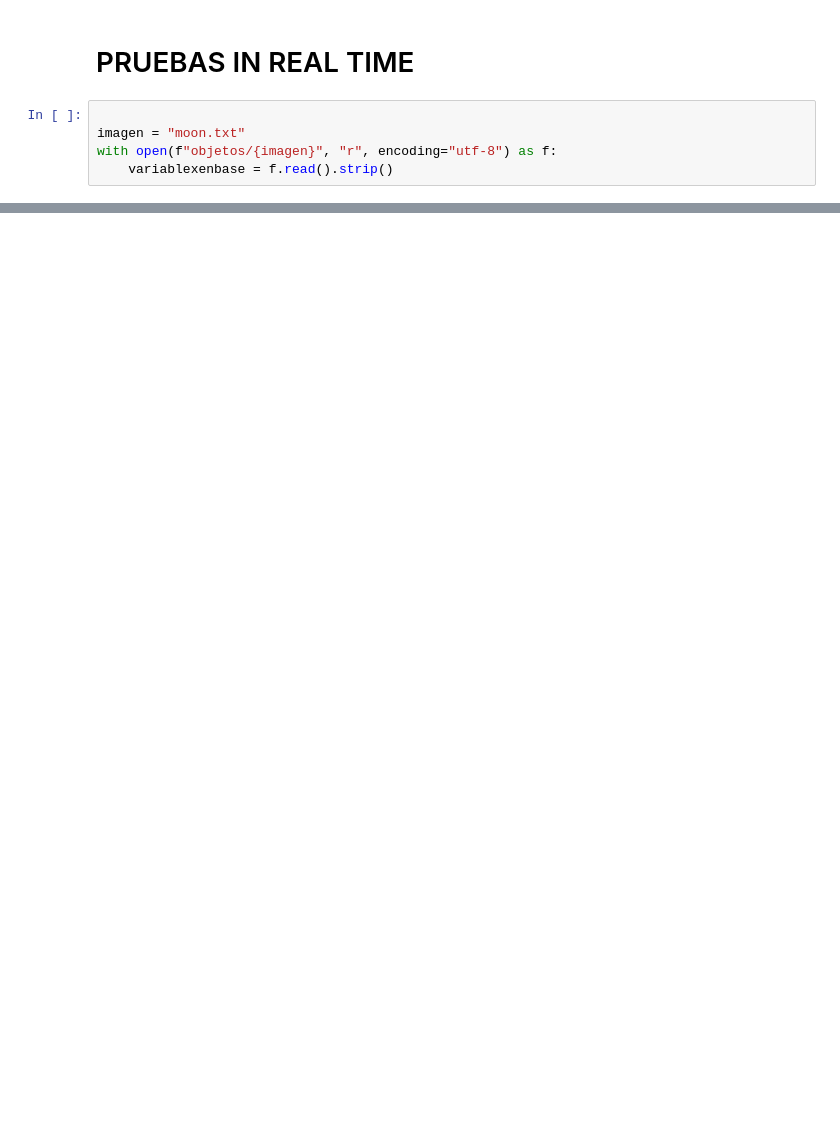
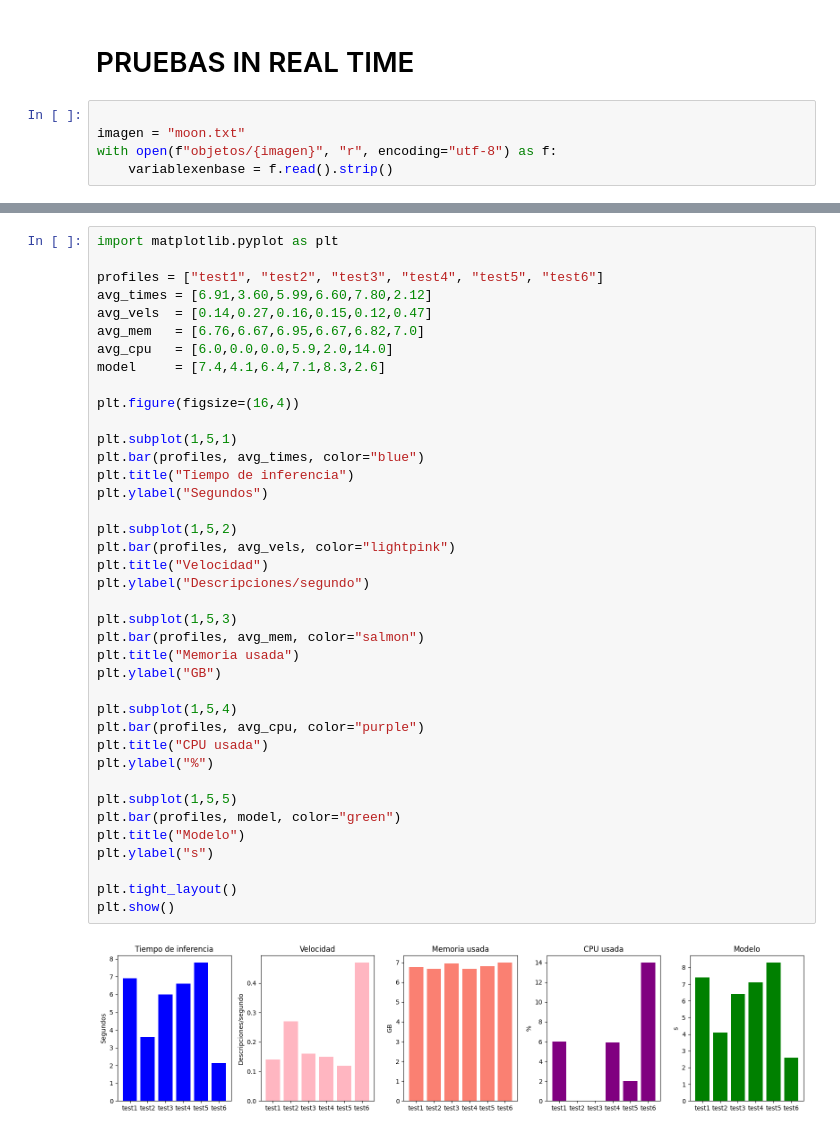
Before and after one commit to Semillero-Prometeo/pmai-model-context, a Jupyter notebook: main.ipynb, the cells around one changed output, grey strips where cells are left out. Drawn from its saved outputs; the diff is of its cells as text; blank space fills up the shorter version.

```diff
--- a/main.ipynb
+++ b/main.ipynb
@@ -213,0 +197,41 @@ CPU %: 3.9
+# %%
+import matplotlib.pyplot as plt
+
+profiles = ["test1", "test2", "test3", "test4", "test5", "test6"]
+avg_times = [6.91,3.60,5.99,6.60,7.80,2.12]
+avg_vels  = [0.14,0.27,0.16,0.15,0.12,0.47]
+avg_mem   = [6.76,6.67,6.95,6.67,6.82,7.0]
+avg_cpu   = [6.0,0.0,0.0,5.9,2.0,14.0]
+model     = [7.4,4.1,6.4,7.1,8.3,2.6]
+
+plt.figure(figsize=(16,4))
+
+plt.subplot(1,5,1)
+plt.bar(profiles, avg_times, color="blue")
+plt.title("Tiempo de inferencia")
+plt.ylabel("Segundos")
+
+plt.subplot(1,5,2)
+plt.bar(profiles, avg_vels, color="lightpink")
+plt.title("Velocidad")
+plt.ylabel("Descripciones/segundo")
+
+plt.subplot(1,5,3)
+plt.bar(profiles, avg_mem, color="salmon")
+plt.title("Memoria usada")
+plt.ylabel("GB")
+
+plt.subplot(1,5,4)
+plt.bar(profiles, avg_cpu, color="purple")
+plt.title("CPU usada")
+plt.ylabel("%")
+
+plt.subplot(1,5,5)
+plt.bar(profiles, model, color="green")
+plt.title("Modelo")
+plt.ylabel("s")
+
+plt.tight_layout()
+plt.show()
+# %% [output]
+[figure, added]
```
Also changed, not shown: parts of 14 cells of this notebook, 4 other files.
